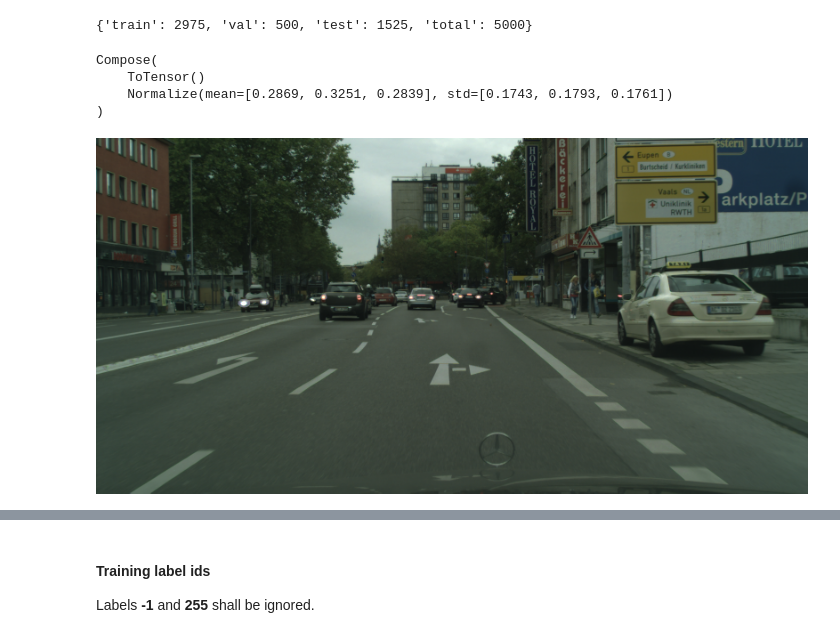
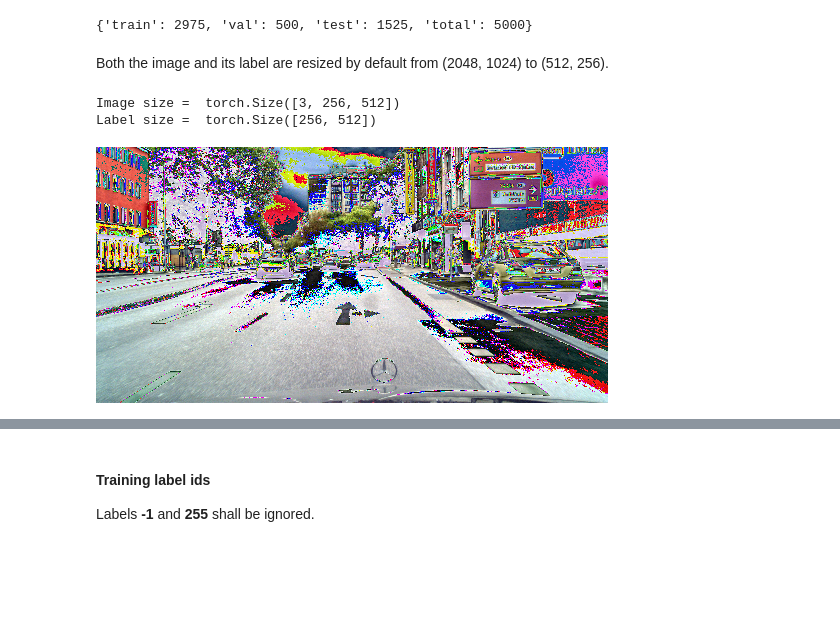
Before and after one commit to tomasamado/cityscapes-image-segmentation, a Jupyter notebook: cityscapes_dataset.ipynb, the cells around one changed output, grey strips where cells are left out. Saved outputs shown, nothing was run; the diff lists cells and outputs as text; code cells hidden in the pictures; blank space fills up the shorter version.

```diff
--- a/cityscapes_dataset.ipynb
+++ b/cityscapes_dataset.ipynb
@@ -82,20 +62,21 @@ dataset_sizes = {
 dataset_sizes
 # %% [output]
 {'train': 2975, 'val': 500, 'test': 1525, 'total': 5000}
-# %%
-training_data.tf
-# %% [output]
-Compose(
-    ToTensor()
-    Normalize(mean=[0.2869, 0.3251, 0.2839], std=[0.1743, 0.1793, 0.1761])
-)
+# %% [markdown]
+Both the image and its label are resized by default from (2048, 1024) to (512, 256).
+# %%
+print("Image size = ", training_data[0][0].size())
+print("Label size = ", training_data[0][1].size())
+# %% [output]
+Image size =  torch.Size([3, 256, 512])
+Label size =  torch.Size([256, 512])
 # %%
 _, label = training_data[5]
-img, _ = training_data_raw[5]
+img, _ = training_data[5]
-# %%
-img
-# %% [output]
-[figure, removed]
+# %%
+transforms.ToPILImage()(img)
+# %% [output]
+[figure, added]
 # %%
 training_data.decode_segmap(label.numpy(), plot=True)
 # %% [output]
```
Also changed, not shown: parts of 9 cells of this notebook, 4 other files.
